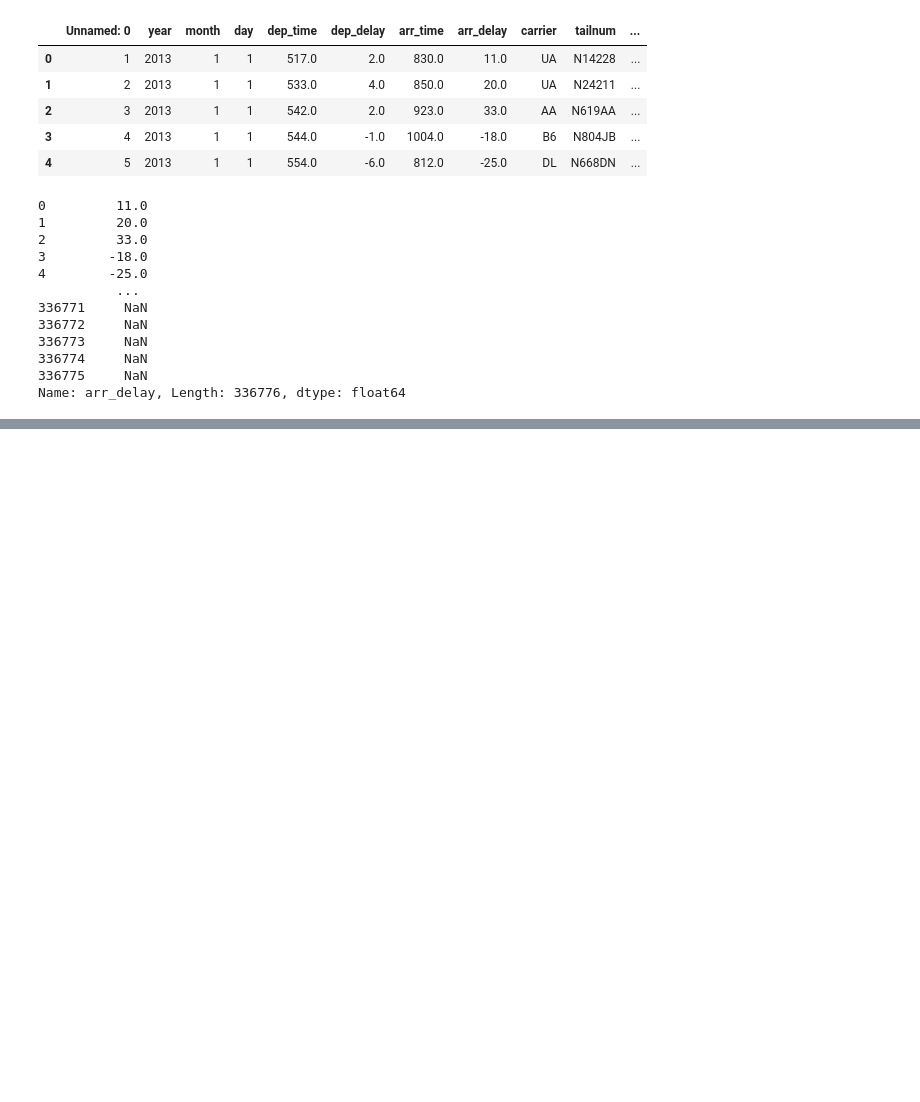
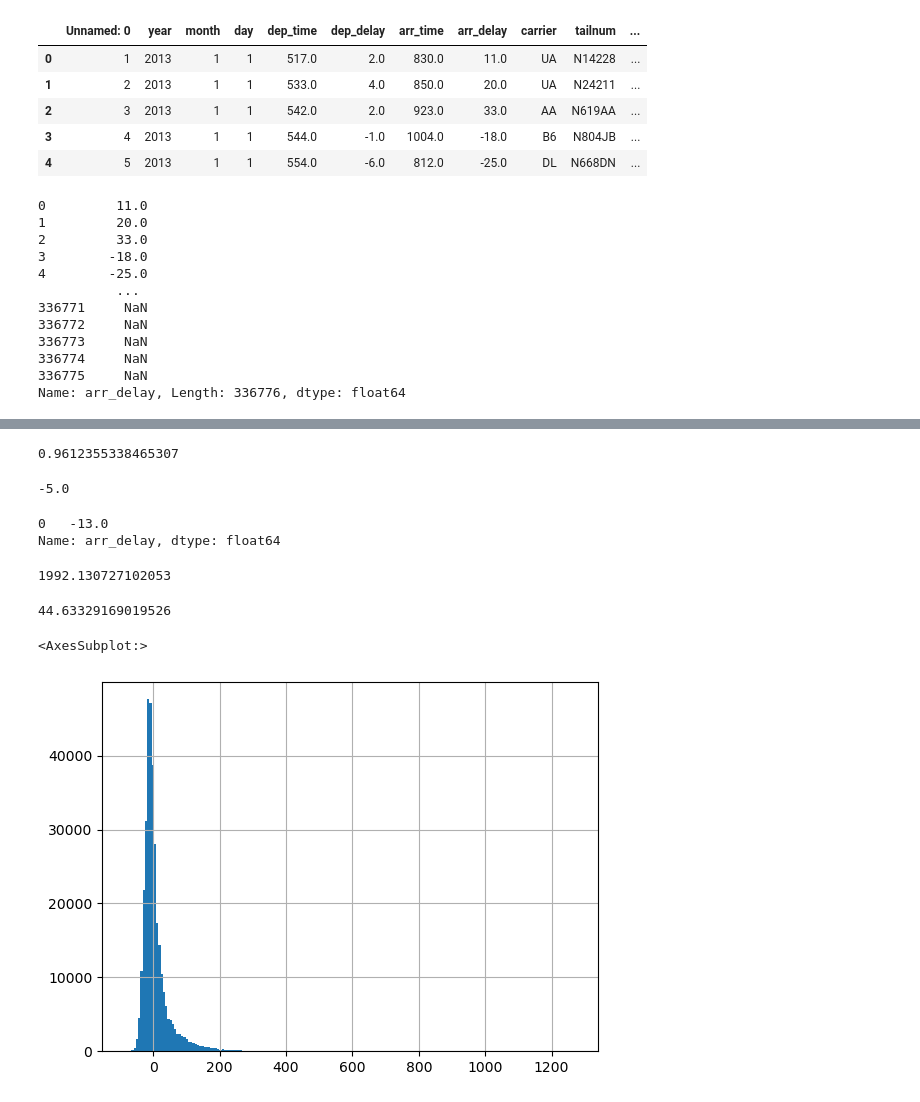
Before and after one commit to HadiTajari/flight-project, a Jupyter notebook: flights.ipynb, the cells around one changed output, grey strips where cells are left out. Drawn from its saved outputs; the diff is of its cells as text; code cells hidden in the pictures; blank space fills up the shorter version.

Commit message:
review of arr_delay

```diff
--- a/flights.ipynb
+++ b/flights.ipynb
@@ -39,2 +41,27 @@ NameError: name 'data' is not defined
 # %%
-data["arr_delay"].p
+from  scipy import stats
+stats.trim_mean(data["arr_delay"],0.1)
+# %% [output]
+0.9612355338465307
+# %%
+data["arr_delay"].median()
+# %% [output]
+-5.0
+# %%
+data["arr_delay"].mode()
+# %% [output]
+0   -13.0
+Name: arr_delay, dtype: float64
+# %%
+data["arr_delay"].var()
+# %% [output]
+1992.130727102053
+# %%
+data["arr_delay"].std()
+# %% [output]
+44.63329169019526
+# %%
+data["arr_delay"].hist(bins=200)
+# %% [output]
+<AxesSubplot:>
+[figure, added]
```
Also changed, not shown: parts of 7 cells of this notebook.
